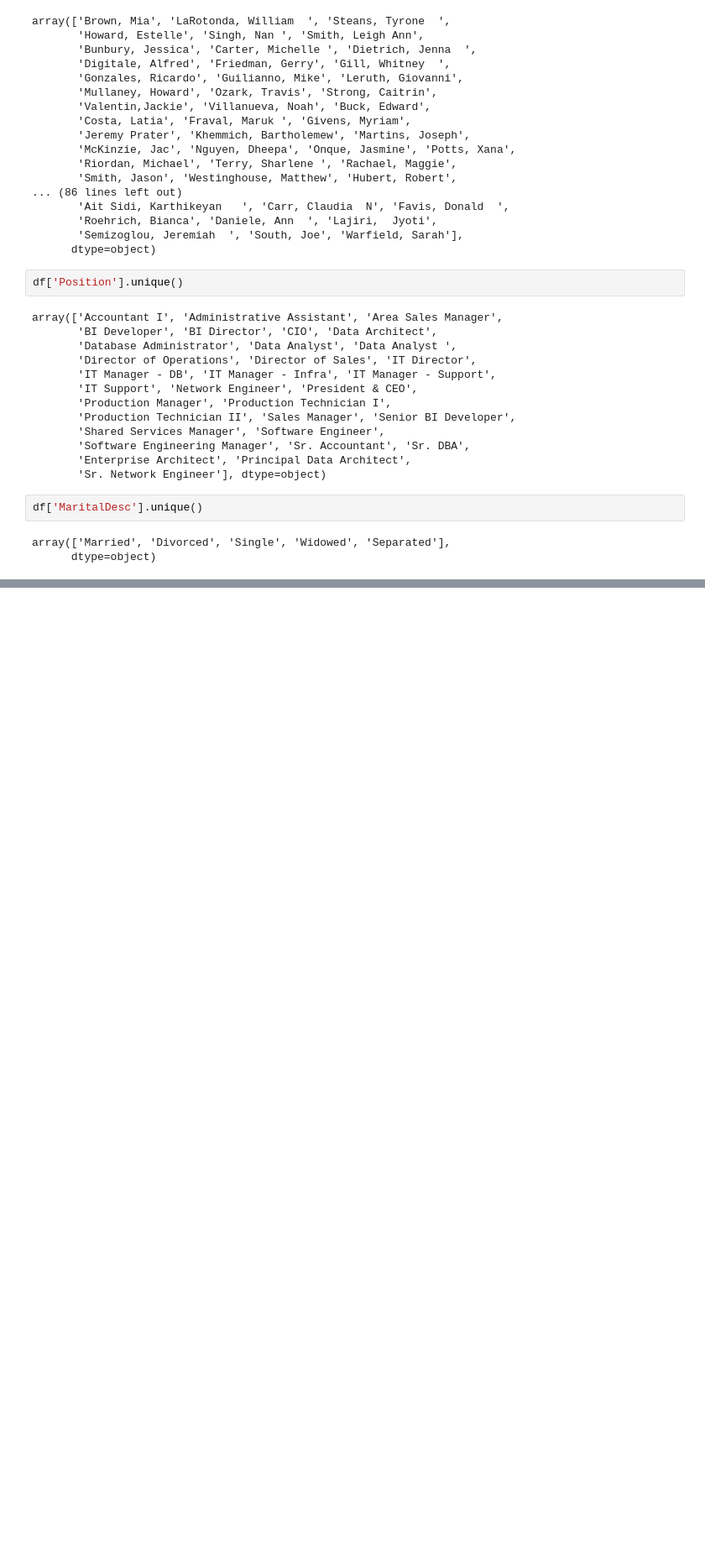
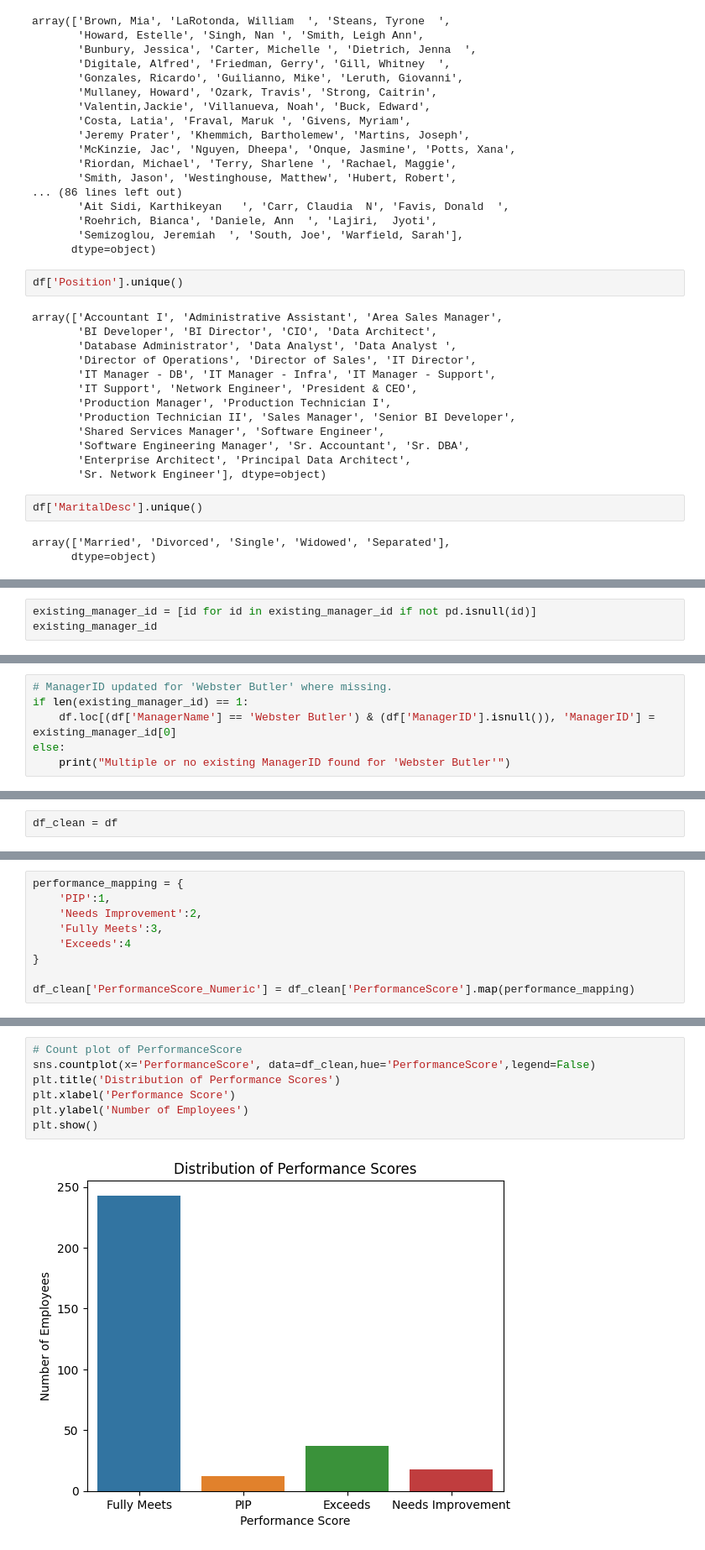
Before and after one commit to andy111223/09.2_HR_Performance_Analysis, a Jupyter notebook: main.ipynb, the cells around one changed output, grey strips where cells are left out. Shown at 84% size. Saved outputs shown, nothing was run; the diff lists cells and outputs as text; blank space fills up the shorter version.

Commit message:
Add seaborn visualizations. Update README

```diff
--- a/main.ipynb
+++ b/main.ipynb
@@ -272,0 +294,3 @@ sns.heatmap(corr_matrix, annot=True, cmap='coolwarm', vmin=-1, vmax=1)
+# %%
+existing_manager_id = [id for id in existing_manager_id if not pd.isnull(id)]
+existing_manager_id
@@ -272,0 +299,6 @@ sns.heatmap(corr_matrix, annot=True, cmap='coolwarm', vmin=-1, vmax=1)
+# %%
+# ManagerID updated for 'Webster Butler' where missing.
+if len(existing_manager_id) == 1:
+    df.loc[(df['ManagerName'] == 'Webster Butler') & (df['ManagerID'].isnull()), 'ManagerID'] = existing_manager_id[0]
+else:
+    print("Multiple or no existing ManagerID found for 'Webster Butler'")
@@ -272,0 +312,2 @@ sns.heatmap(corr_matrix, annot=True, cmap='coolwarm', vmin=-1, vmax=1)
+# %%
+df_clean = df
@@ -272,0 +321,9 @@ sns.heatmap(corr_matrix, annot=True, cmap='coolwarm', vmin=-1, vmax=1)
+# %%
+performance_mapping = {
+    'PIP':1,
+    'Needs Improvement':2,
+    'Fully Meets':3,
+    'Exceeds':4
+}
+
+df_clean['PerformanceScore_Numeric'] = df_clean['PerformanceScore'].map(performance_mapping)
@@ -272,0 +346,9 @@ sns.heatmap(corr_matrix, annot=True, cmap='coolwarm', vmin=-1, vmax=1)
+# %%
+# Count plot of PerformanceScore
+sns.countplot(x='PerformanceScore', data=df_clean,hue='PerformanceScore',legend=False)
+plt.title('Distribution of Performance Scores')
+plt.xlabel('Performance Score')
+plt.ylabel('Number of Employees')
+plt.show()
+# %% [output]
+[figure, added]
```
Also changed, not shown: parts of 111 cells of this notebook, 1 other file.
